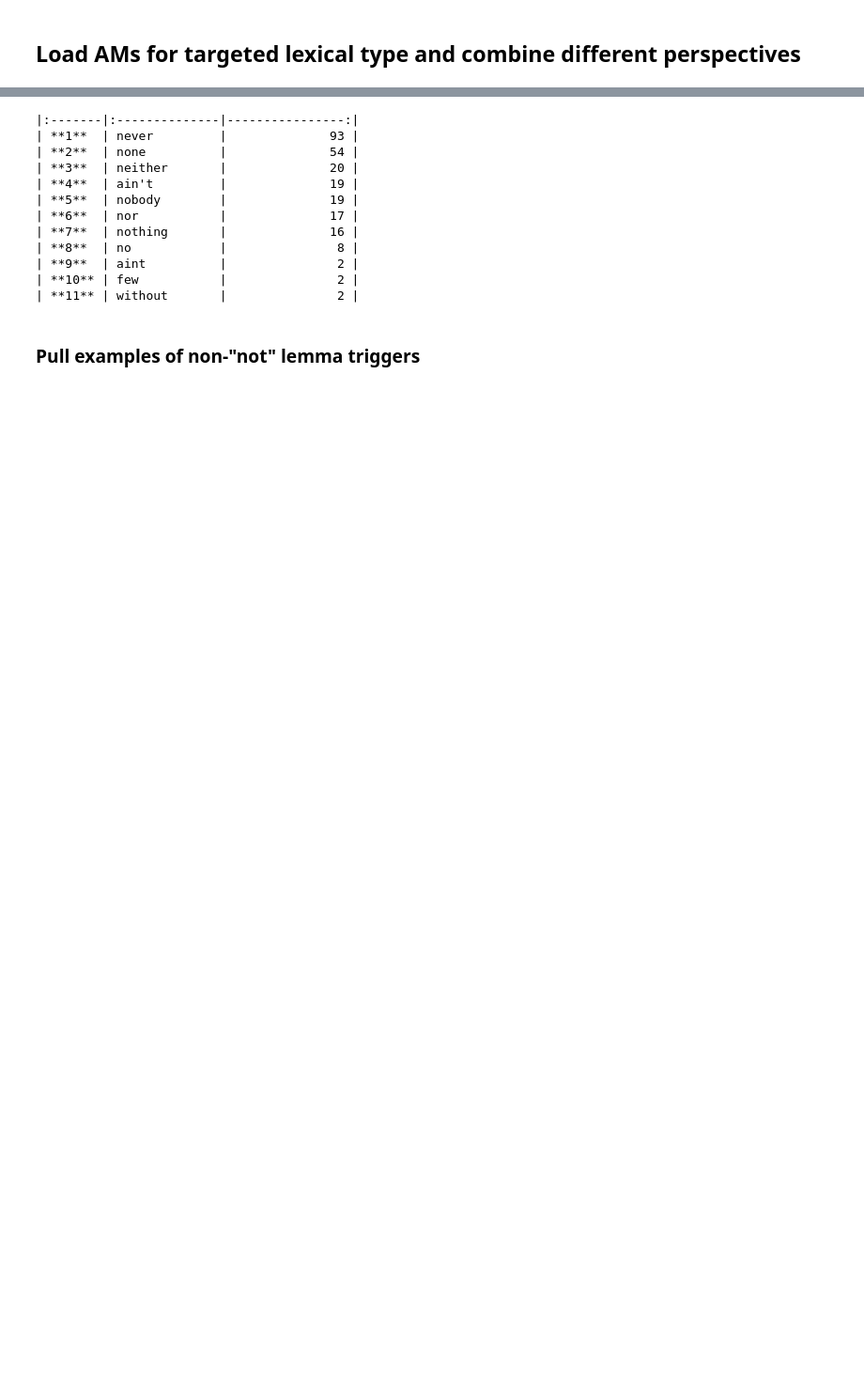
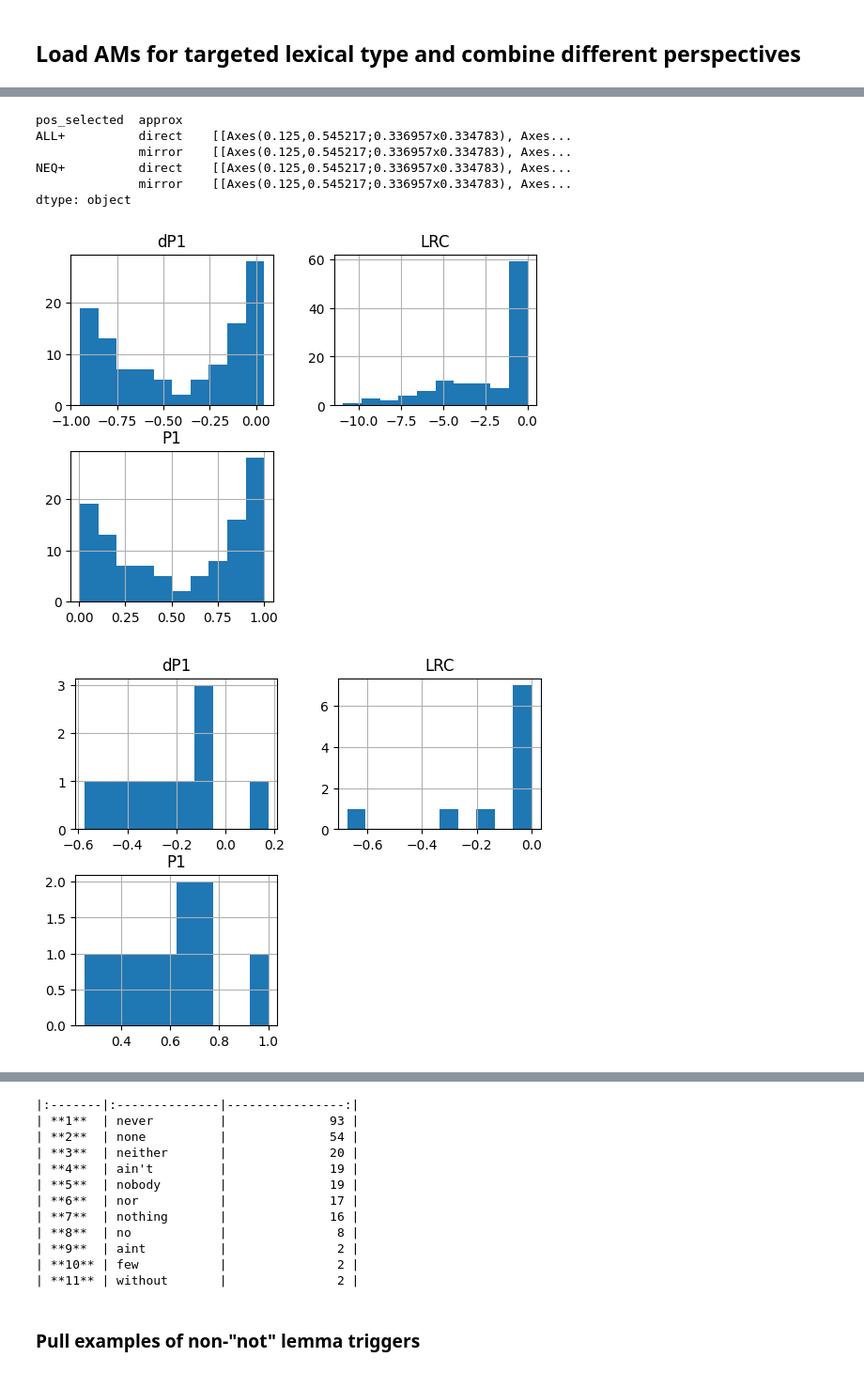
Before and after one commit to AndreaTheLinguist/sanpi, a Jupyter notebook: notebooks/pull_AMs_for-x.ipynb, the cells around one changed output, grey strips where cells are left out. Shown at 94% size. Cells and saved outputs as stored; diff of their text form; code cells hidden in the pictures; blank space fills up the shorter version.

```diff
--- a/notebooks/pull_AMs_for-x.ipynb
+++ b/notebooks/pull_AMs_for-x.ipynb
@@ -308,0 +325,11 @@ hits = pd.read_parquet(load_path, engine='pyarrow', filters=[(type_form_col, '==
+# %%
+lrc_dp1.filter(like='O', axis=0).groupby(['pos_selected', 'approx']).hist()
+# %% [output]
+pos_selected  approx
+ALL+          direct    [[Axes(0.125,0.545217;0.336957x0.334783), Axes...
+              mirror    [[Axes(0.125,0.545217;0.336957x0.334783), Axes...
+NEQ+          direct    [[Axes(0.125,0.545217;0.336957x0.334783), Axes...
+              mirror    [[Axes(0.125,0.545217;0.336957x0.334783), Axes...
+dtype: object
+[figure, added]
+[figure, added]
```
Also changed, not shown: parts of 91 cells of this notebook, 6 other files.
